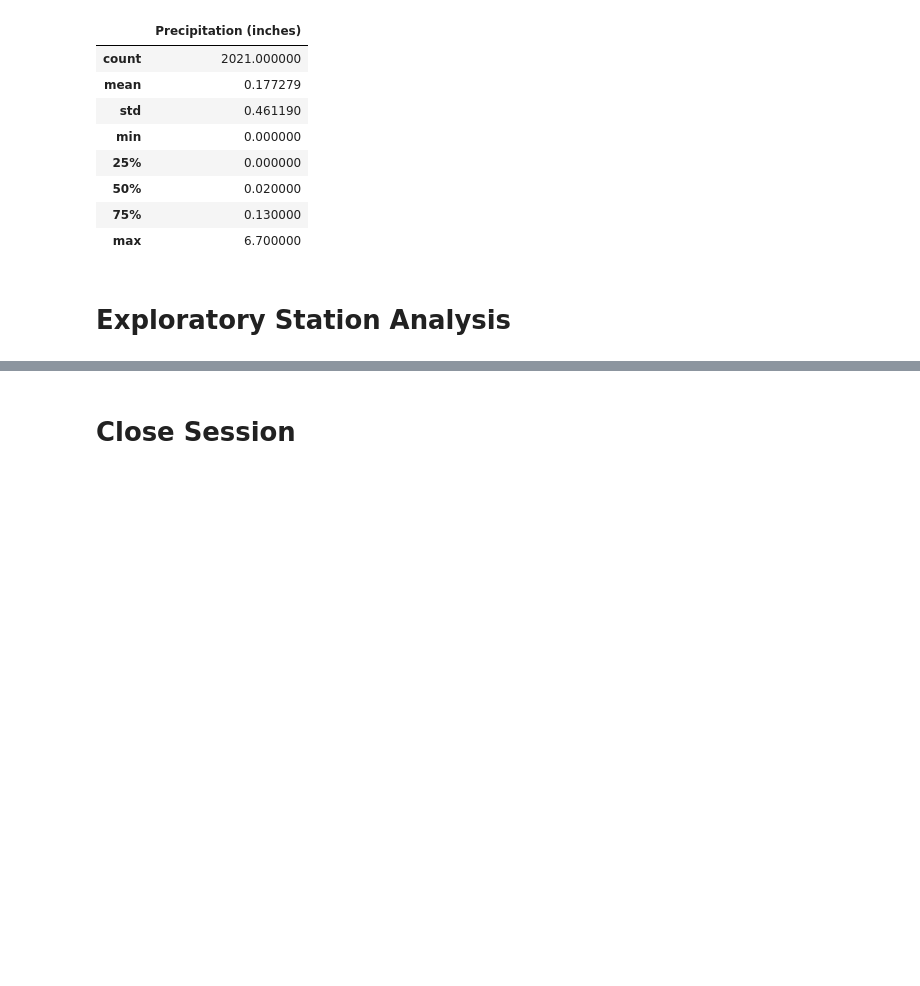
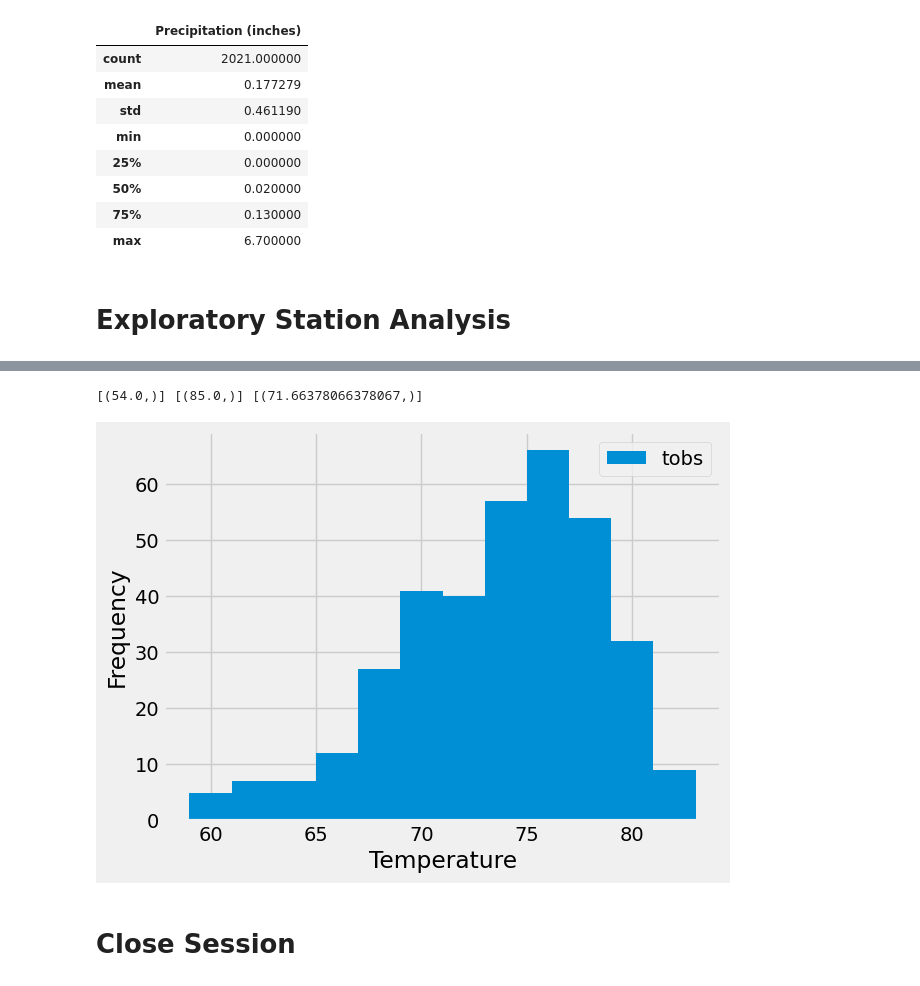
Before and after one commit to johnweissmann/sqlalchemy-challenge, a Jupyter notebook: SurfsUp/climate_starter.ipynb, the cells around one changed output, grey strips where cells are left out. Cells and saved outputs as stored; diff of their text form; code cells hidden in the pictures; blank space fills up the shorter version.

```diff
--- a/SurfsUp/climate_starter.ipynb
+++ b/SurfsUp/climate_starter.ipynb
@@ -95,2 +112,8 @@ df.describe()
 # %%
 # Using the most active station id from the previous query, calculate the lowest, highest, and average temperature.
+low = session.query(func.min(measurement.tobs)).filter(measurement.station == 'USC00519281').all()
+high = session.query(func.max(measurement.tobs)).filter(measurement.station == 'USC00519281').all()
+avg = session.query(func.avg(measurement.tobs)).filter(measurement.station == 'USC00519281').all()
+print(low, high, avg)
+# %% [output]
+[(54.0,)] [(85.0,)] [(71.66378066378067,)]
@@ -100,3 +120,23 @@ df.describe()
+# %%
+# Using the most active station id
+# Query the last 12 months of temperature observation data for this station and plot the results as a histogram
+# Find the last day that observation data was recorded
+
+# print(session.query(measurement.date).order_by(measurement.date.desc()).filter(measurement.station == 'USC00519281').first())
+
+# After determining the last day was August 18th, 2017, get the last 12 months of temperature observation data for this station
+
+last_date_519281 = dt.date(2017,8,18)
+past_year_519281 = last_date_519281 - dt.timedelta(days=365)
+past_year_query_519281 = session.query(measurement.date, measurement.tobs).\
+    filter(measurement.date >= past_year_519281, measurement.station == 'USC00519281').all()
+
+df_519281 = pd.DataFrame(past_year_query_519281)
+df_519281.plot.hist(bins= 12)
+plt.xlabel('Temperature')
+plt.show()
+# %% [output]
+[figure, added]
 # %% [markdown]
 # Close Session
 # %%
```
Also changed, not shown: parts of 4 cells of this notebook.
